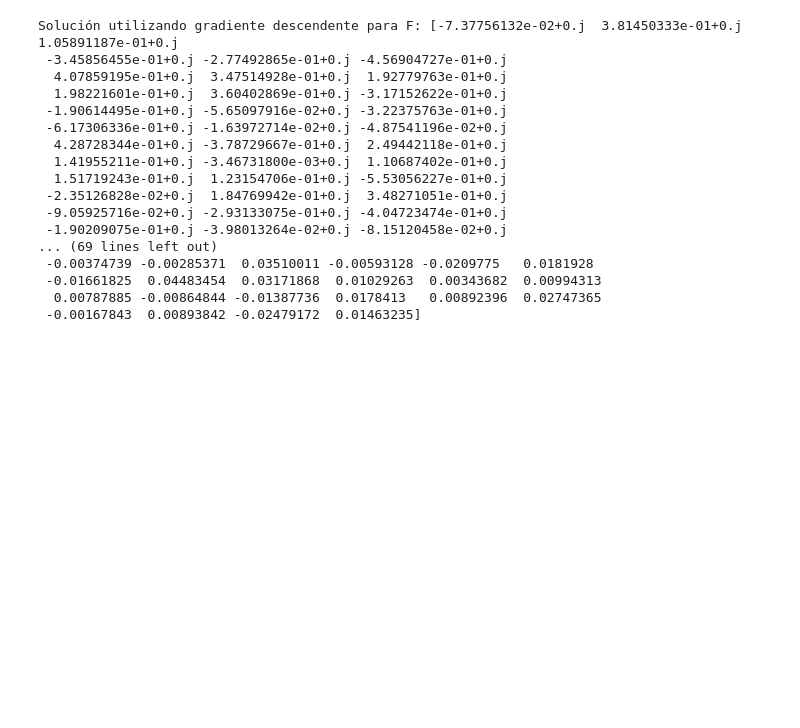
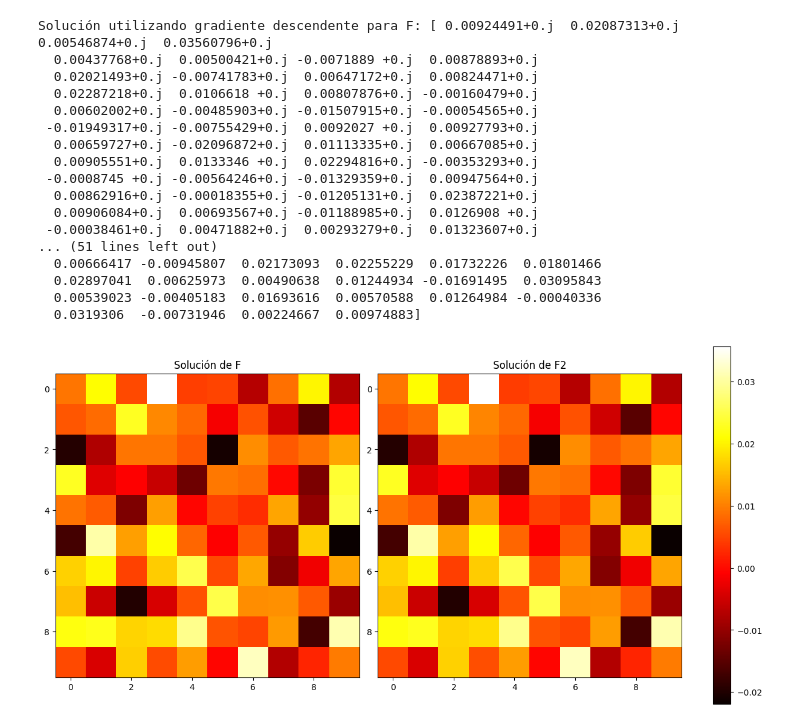
Before and after one commit to BrunoDC-dev/Metodos-numericos-2, a Jupyter notebook: TP4/t1.ipynb, the cells around one changed output. Cells and saved outputs as stored; diff of their text form; code cells hidden in the pictures; blank space fills up the shorter version.

```diff
--- a/TP4/t1.ipynb
+++ b/TP4/t1.ipynb
@@ -1,5 +1,8 @@
 # %%
 import numpy as np
+import matplotlib.pyplot as plt
+
+np.random.seed(12345)
 
 # Función de costo F(x) = (Ax - b)^T (Ax - b)
 def cost_function(A, x, b):
@@ -12,7 +15,8 @@ def gradient(A, x, b):
 # Gradiente descendente
 def gradient_descent(A, b, alpha, num_iterations, regularization=None, delta2=0):
     n, d = A.shape
-    x = np.random.rand(d)
+    np.random.seed(12345)
+    x = np.random.rand(d) #OJO que X sea un random cada vez que se llama no jode para comparar?
     cost_history = []
     x_history = []
 
@@ -24,51 +28,76 @@ def gradient_descent(A, b, alpha, num_iterations, regularization=None, delta2=0)
 
         x = x - alpha * grad
         cost_history.append(cost_function(A, x, b))
         x_history.append(x.copy())
 
     return x, cost_history, x_history
 
 # Configuración del problema
 n = 5
 d = 100
 A = np.random.rand(n, d)
 b = np.random.rand(n)
-U, s, Vt = np.linalg.svd(A, full_matrices=False)
-sigma_max = np.max(s)
-lambda_max = np.max(np.linalg.eigvals(2 * A.T @ A))
+U, S, Vt = np.linalg.svd(A, full_matrices=False)
+sigma_max = np.max(S)
+lambda_max = np.max(np.linalg.eigvals(2 * A.T @ A)) #¿Chequeado que es el Hessiano?
+lambda_min = np.min(np.linalg.eigvals(2 * A.T @ A))
 alpha = 1 / lambda_max
+alpha2 = 2*alpha
 num_iterations = 1000
 delta2 = 10**(-2) * sigma_max
 
 # Minimización de F
 x_min_F, cost_history_F, x_history_F = gradient_descent(A, b, alpha, num_iterations)
 
 # Minimización de F2
 x_min_F2, cost_history_F2, x_history_F2 = gradient_descent(A, b, alpha, num_iterations, regularization='L2', delta2=delta2)
 
+# Minimización de F con alpha2
+x_min_F_a2, cost_history_F_a2, x_history_F_a2 = gradient_descent(A, b, alpha2, num_iterations)
+
+# Minimización de F2 con alpha2
+x_min_F2_a2, cost_history_F2_a2, x_history_F2_a2 = gradient_descent(A, b, alpha2, num_iterations, regularization='L2', delta2=delta2)
+
+
 # Solución utilizando SVD
 x_svd = np.linalg.pinv(A) @ b
 
 # Análisis de resultados
 print("Solución utilizando gradiente descendente para F:", x_min_F)
 print("Solución utilizando gradiente descendente para F2:", x_min_F2)
 print("Solución utilizando SVD:", x_svd)
+
+matrix_min_F = x_min_F.reshape(int(np.sqrt(d)), int(np.sqrt(d)))
+matrix_min_F2 = x_min_F2.reshape(int(np.sqrt(d)), int(np.sqrt(d)))
+matrix_svd = x_svd.reshape(int(np.sqrt(d)), int(np.sqrt(d)))
+
+fig, axs = plt.subplots(1, 2, figsize=(12, 6), constrained_layout=True)
+im1 = axs[0].imshow(matrix_min_F.real, cmap='hot', interpolation='nearest')
+axs[0].set_title('Solución de F')
+
+im2 = axs[1].imshow(matrix_min_F2.real, cmap='hot', interpolation='nearest')
+axs[1].set_title('Solución de F2')
+
+fig.colorbar(im1, ax=axs, location='right')
+
+plt.show()
 # %% [output]
-Solución utilizando gradiente descendente para F: [-7.37756132e-02+0.j  3.81450333e-01+0.j  1.05891187e-01+0.j
- -3.45856455e-01+0.j -2.77492865e-01+0.j -4.56904727e-01+0.j
-  4.07859195e-01+0.j  3.47514928e-01+0.j  1.92779763e-01+0.j
-  1.98221601e-01+0.j  3.60402869e-01+0.j -3.17152622e-01+0.j
- -1.90614495e-01+0.j -5.65097916e-02+0.j -3.22375763e-01+0.j
- -6.17306336e-01+0.j -1.63972714e-02+0.j -4.87541196e-02+0.j
-  4.28728344e-01+0.j -3.78729667e-01+0.j  2.49442118e-01+0.j
-  1.41955211e-01+0.j -3.46731800e-03+0.j  1.10687402e-01+0.j
-  1.51719243e-01+0.j  1.23154706e-01+0.j -5.53056227e-01+0.j
- -2.35126828e-02+0.j  1.84769942e-01+0.j  3.48271051e-01+0.j
- -9.05925716e-02+0.j -2.93133075e-01+0.j -4.04723474e-01+0.j
- -1.90209075e-01+0.j -3.98013264e-02+0.j -8.15120458e-02+0.j
-... (69 lines left out)
- -0.00374739 -0.00285371  0.03510011 -0.00593128 -0.0209775   0.0181928
- -0.01661825  0.04483454  0.03171868  0.01029263  0.00343682  0.00994313
-  0.00787885 -0.00864844 -0.01387736  0.0178413   0.00892396  0.02747365
- -0.00167843  0.00893842 -0.02479172  0.01463235]
+Solución utilizando gradiente descendente para F: [ 0.00924491+0.j  0.02087313+0.j  0.00546874+0.j  0.03560796+0.j
+  0.00437768+0.j  0.00500421+0.j -0.0071889 +0.j  0.00878893+0.j
+  0.02021493+0.j -0.00741783+0.j  0.00647172+0.j  0.00824471+0.j
+  0.02287218+0.j  0.0106618 +0.j  0.00807876+0.j -0.00160479+0.j
+  0.00602002+0.j -0.00485903+0.j -0.01507915+0.j -0.00054565+0.j
+ -0.01949317+0.j -0.00755429+0.j  0.0092027 +0.j  0.00927793+0.j
+  0.00659727+0.j -0.02096872+0.j  0.01113335+0.j  0.00667085+0.j
+  0.00905551+0.j  0.0133346 +0.j  0.02294816+0.j -0.00353293+0.j
+ -0.0008745 +0.j -0.00564246+0.j -0.01329359+0.j  0.00947564+0.j
+  0.00862916+0.j -0.00018355+0.j -0.01205131+0.j  0.02387221+0.j
+  0.00906084+0.j  0.00693567+0.j -0.01188985+0.j  0.0126908 +0.j
+ -0.00038461+0.j  0.00471882+0.j  0.00293279+0.j  0.01323607+0.j
+... (51 lines left out)
+  0.00666417 -0.00945807  0.02173093  0.02255229  0.01732226  0.01801466
+  0.02897041  0.00625973  0.00490638  0.01244934 -0.01691495  0.03095843
+  0.00539023 -0.00405183  0.01693616  0.00570588  0.01264984 -0.00040336
+  0.0319306  -0.00731946  0.00224667  0.00974883]
+[figure, added]
 # %%
```
Also changed, not shown: parts of 1 cell of this notebook, 2 other files.
